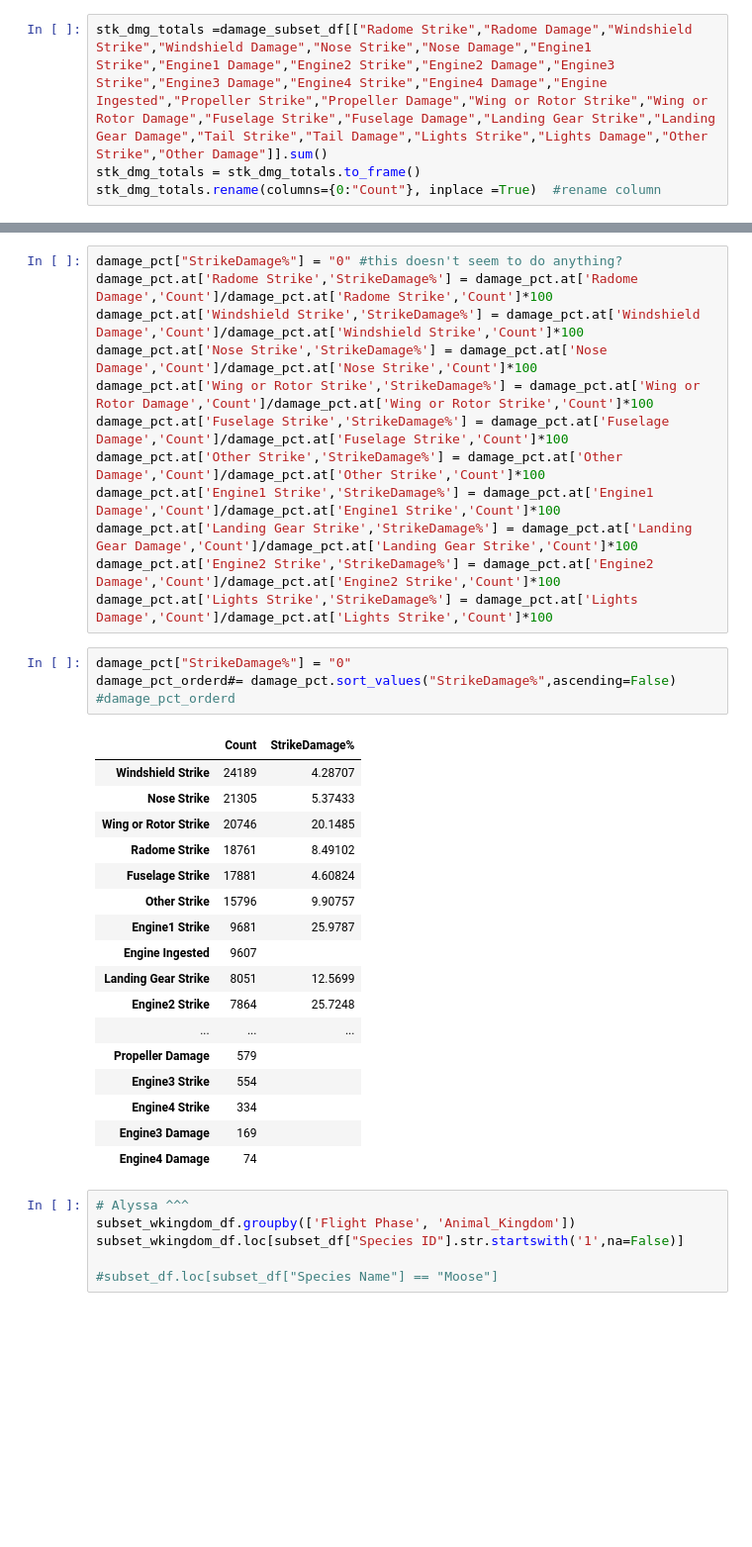
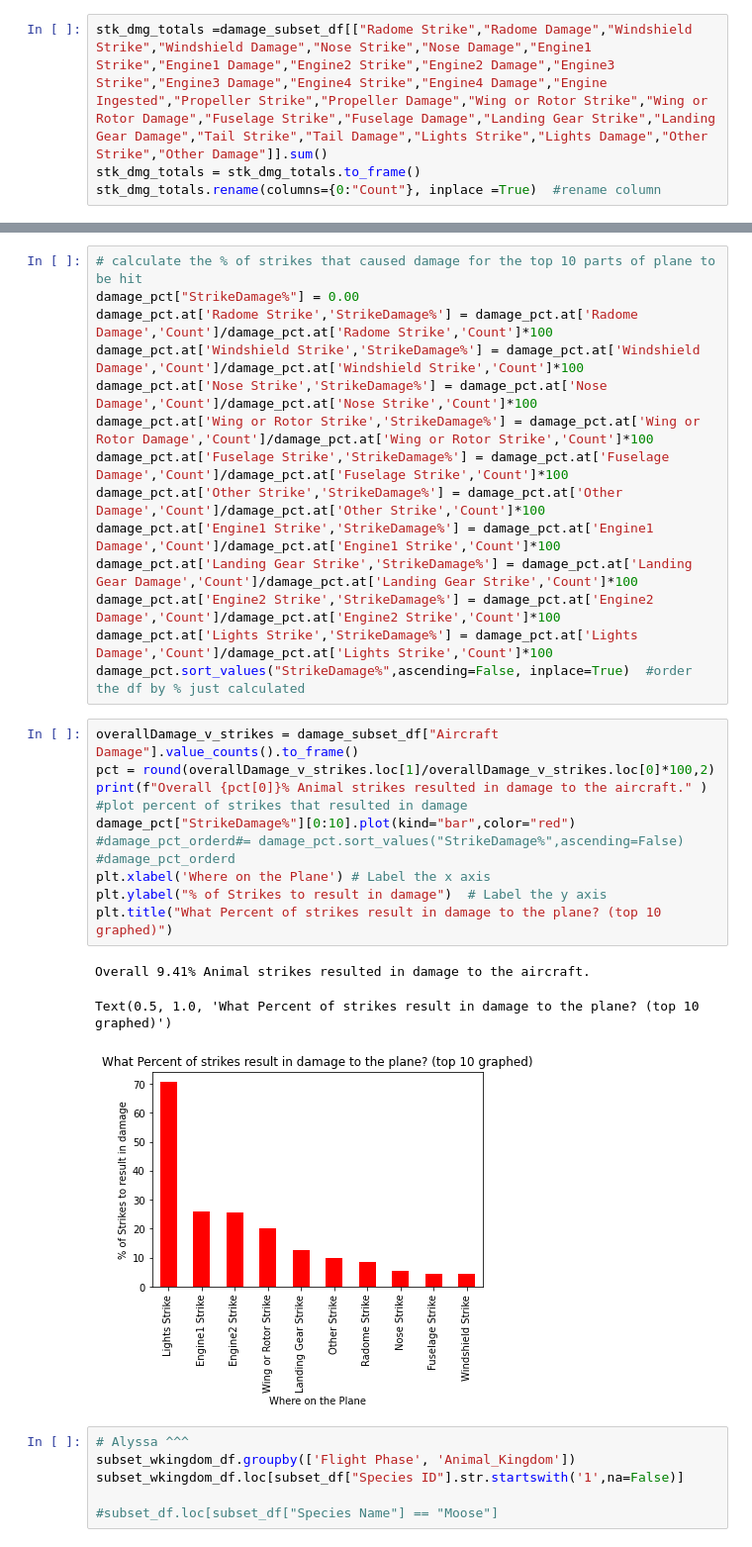
Before and after one commit to jagnoor/Aircraft-Wildlife-Strikes, a Jupyter notebook: planeVsBird_2.ipynb, the cells around one changed output, grey strips where cells are left out. Shown: that part at 99% size. Saved outputs shown, nothing was run; the diff lists cells and outputs as text; blank space fills up the shorter version.

```diff
--- a/planeVsBird_2.ipynb
+++ b/planeVsBird_2.ipynb
@@ -254,5 +309,6 @@ damage_pct=orderd_stk_dmg
 # %%
-damage_pct["StrikeDamage%"] = "0" #this doesn't seem to do anything?
+# calculate the % of strikes that caused damage for the top 10 parts of plane to be hit
+damage_pct["StrikeDamage%"] = 0.00
 damage_pct.at['Radome Strike','StrikeDamage%'] = damage_pct.at['Radome Damage','Count']/damage_pct.at['Radome Strike','Count']*100
 damage_pct.at['Windshield Strike','StrikeDamage%'] = damage_pct.at['Windshield Damage','Count']/damage_pct.at['Windshield Strike','Count']*100
 damage_pct.at['Nose Strike','StrikeDamage%'] = damage_pct.at['Nose Damage','Count']/damage_pct.at['Nose Strike','Count']*100
@@ -263,28 +319,22 @@ damage_pct.at['Engine1 Strike','StrikeDamage%'] = damage_pct.at['Engine1 Damage'
 damage_pct.at['Landing Gear Strike','StrikeDamage%'] = damage_pct.at['Landing Gear Damage','Count']/damage_pct.at['Landing Gear Strike','Count']*100
 damage_pct.at['Engine2 Strike','StrikeDamage%'] = damage_pct.at['Engine2 Damage','Count']/damage_pct.at['Engine2 Strike','Count']*100
 damage_pct.at['Lights Strike','StrikeDamage%'] = damage_pct.at['Lights Damage','Count']/damage_pct.at['Lights Strike','Count']*100
+damage_pct.sort_values("StrikeDamage%",ascending=False, inplace=True)  #order the df by % just calculated
-# %%
-damage_pct["StrikeDamage%"] = "0"
-damage_pct_orderd#= damage_pct.sort_values("StrikeDamage%",ascending=False)
-#damage_pct_orderd
-# %% [output]
-|  | Count | StrikeDamage% |
-| Windshield Strike | 24189 | 4.28707 |
-| Nose Strike | 21305 | 5.37433 |
-| Wing or Rotor Strike | 20746 | 20.1485 |
-| Radome Strike | 18761 | 8.49102 |
-| Fuselage Strike | 17881 | 4.60824 |
-| Other Strike | 15796 | 9.90757 |
-| Engine1 Strike | 9681 | 25.9787 |
-| Engine Ingested | 9607 |  |
-| Landing Gear Strike | 8051 | 12.5699 |
-| Engine2 Strike | 7864 | 25.7248 |
-| ... | ... | ... |
-| Propeller Damage | 579 |  |
-| Engine3 Strike | 554 |  |
-| Engine4 Strike | 334 |  |
-| Engine3 Damage | 169 |  |
-| Engine4 Damage | 74 |  |
+# %%
+overallDamage_v_strikes = damage_subset_df["Aircraft Damage"].value_counts().to_frame()
+pct = round(overallDamage_v_strikes.loc[1]/overallDamage_v_strikes.loc[0]*100,2)
+print(f"Overall {pct[0]}% Animal strikes resulted in damage to the aircraft." )
+#plot percent of strikes that resulted in damage
+damage_pct["StrikeDamage%"][0:10].plot(kind="bar",color="red")
+#damage_pct_orderd#= damage_pct.sort_values("StrikeDamage%",ascending=False)
+#damage_pct_orderd
+plt.xlabel('Where on the Plane') # Label the x axis
+plt.ylabel("% of Strikes to result in damage")  # Label the y axis
+plt.title("What Percent of strikes result in damage to the plane? (top 10 graphed)")
+# %% [output]
+Overall 9.41% Animal strikes resulted in damage to the aircraft.
+Text(0.5, 1.0, 'What Percent of strikes result in damage to the plane? (top 10 graphed)')
+[figure, added]
 # %%
 # Alyssa ^^^
 subset_wkingdom_df.groupby(['Flight Phase', 'Animal_Kingdom'])
```
Also changed, not shown: parts of 8 cells of this notebook.
